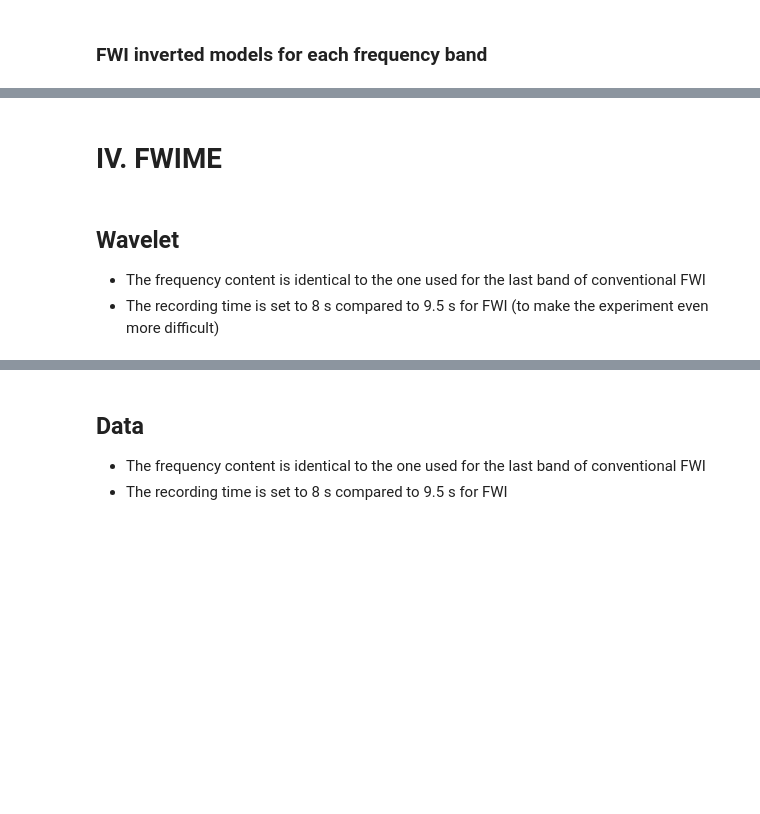
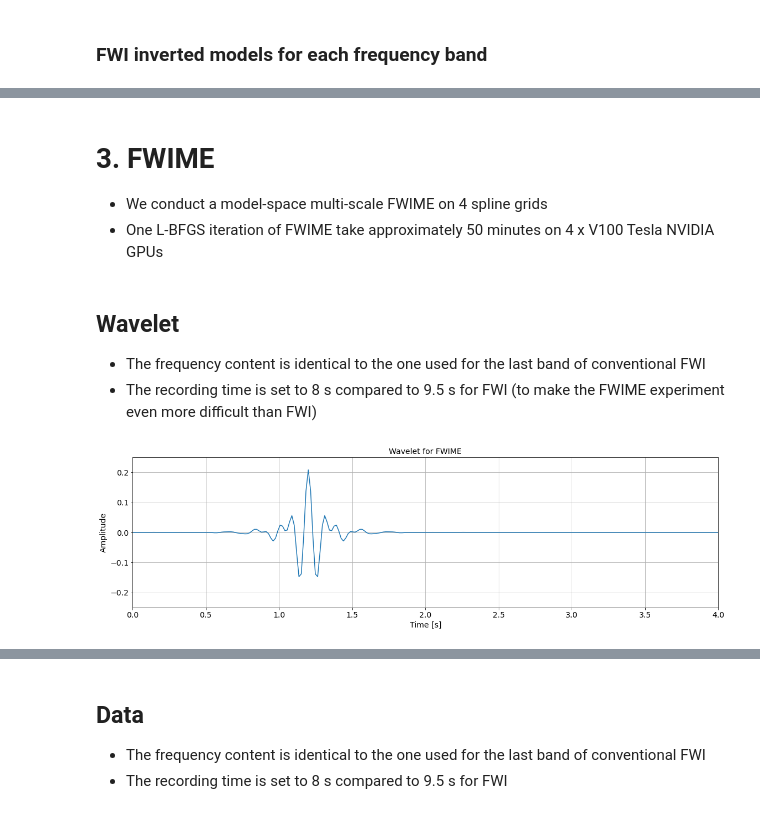
Before and after one commit to gbarnier/FWIME-applications, a Jupyter notebook: applications-jupyter/Marmousi2/Marmousi2.ipynb, the cells around one changed output, grey strips where cells are left out. Cells and saved outputs as stored; diff of their text form; code cells hidden in the pictures; blank space fills up the shorter version.

```diff
--- a/applications-jupyter/Marmousi2/Marmousi2.ipynb
+++ b/applications-jupyter/Marmousi2/Marmousi2.ipynb
@@ -549,12 +641,40 @@ plt.tight_layout()
 # %% [markdown]
-# IV. FWIME
+# 3. FWIME
+* We conduct a model-space multi-scale FWIME on 4 spline grids
+* One L-BFGS iteration of FWIME take approximately 50 minutes on 4 x V100 Tesla NVIDIA GPUs
 # %% [markdown]
 ## Wavelet
 * The frequency content is identical to the one used for the last band of conventional FWI
-* The recording time is set to 8 s compared to 9.5 s for FWI (to make the experiment even more difficult)
+* The recording time is set to 8 s compared to 9.5 s for FWI (to make the FWIME experiment even more difficult than FWI)
 # %%
 %%bash
 
 ############ Wavelet for FWIME ############
 # 4-13 Hz
 ${ACO_GPU_PACK}/bin/waveletFloatMain.py par=par/Marmousi2-fwime-4-13.p timeDelay=1.2 f1=4 f2=6 f3=10 f4=13 type=ali wavelet=wav/Marmousi2-fwime-wav-4-13.H
+# %%
+# Read wavelets
+wav_fwime_4_13 = genericIO.defaultIO.getVector("wav/Marmousi2-fwime-wav-4-13.H")
+
+# Get numpy arrays
+wav_fwime_4_13_nd = wav_fwime_4_13.getNdArray()
+
+# Get dimensions
+wavelet_fwime_hyper = wav_fwime_4_13.getHyper()
+time_axis_fwime = wavelet_fwime_hyper.getAxis(1)
+nt_fwime = time_axis_fwime.n
+ot_fwime = time_axis_fwime.o
+dt_fwime = time_axis_fwime.d
+
+# Display wavelets in time
+fig, ax = plt.subplots(figsize=(19,5))
+time_range_fwime = np.linspace(ot_fwime, ot_fwime+(nt_fwime-1)*dt_fwime, nt_fwime)
+plt.plot(time_range_fwime, wav_fwime_4_13_nd)
+plt.title('Wavelet for FWIME'), plt.xlabel("Time [s]"), plt.ylabel("Amplitude")
+ax.autoscale(enable=True, axis='x', tight=True)
+plt.ylim([-0.25, 0.25])
+plt.xlim([0, 4])
+plt.grid()
+plt.show()
+# %% [output]
+[figure, added]
```
Also changed, not shown: parts of 59 cells of this notebook, 15 other files.
